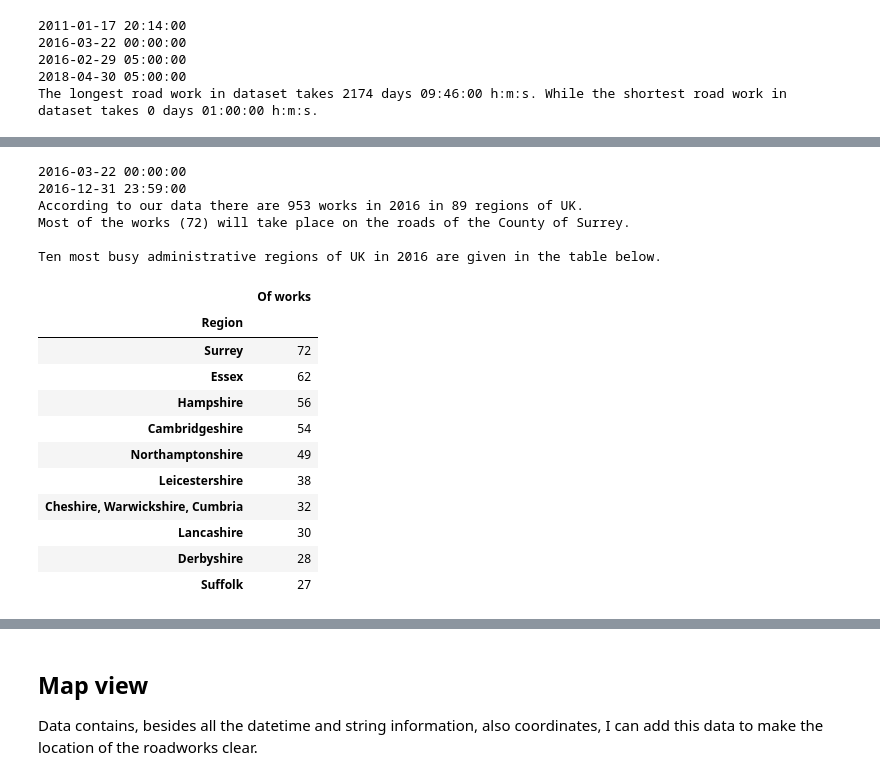
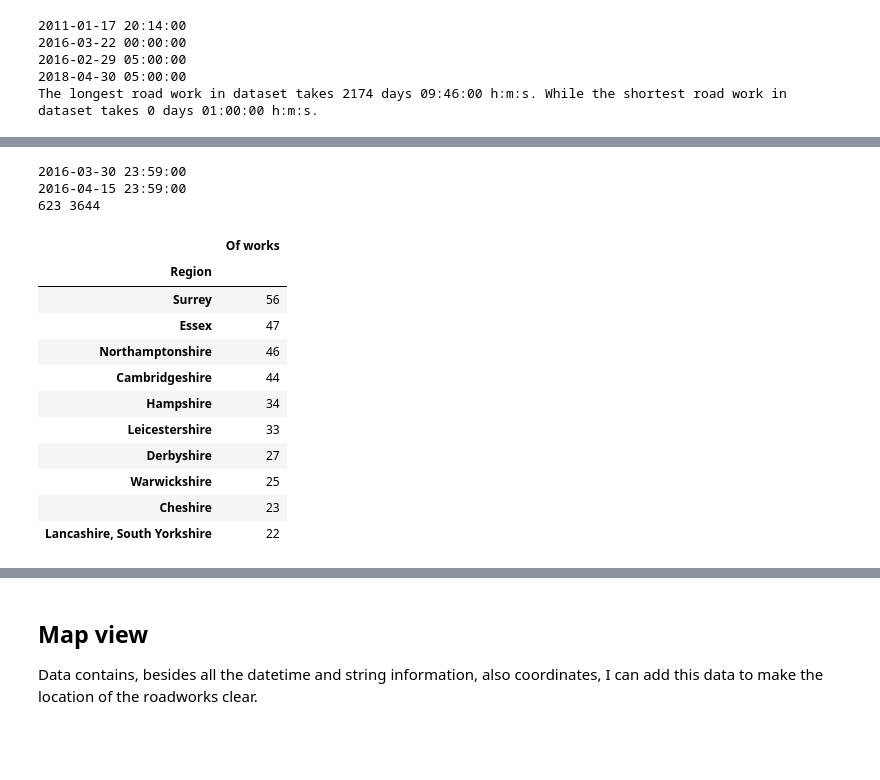
Before and after one commit to AndreyLugovskoy/roadworks_assignment, a Jupyter notebook: Road_works.ipynb, the cells around one changed output, grey strips where cells are left out. Drawn from its saved outputs; the diff is of its cells as text; code cells hidden in the pictures; blank space fills up the shorter version.

```diff
--- a/Road_works.ipynb
+++ b/Road_works.ipynb
@@ -435,18 +521,21 @@ header
 # %%
 from IPython.display import display, HTML
+from datetime import datetime
+date_min = datetime.strptime('Mar 30 2016  11:59PM', '%b %d %Y %I:%M%p')
+date_max = datetime.strptime('Apr 15 2016  11:59PM', '%b %d %Y %I:%M%p')
 
-date_min = start_max
-date_max = datetime.strptime('Dec 31 2016  11:59PM', '%b %d %Y %I:%M%p')
+# 623
 
 print(date_min)
 print(date_max)
 
-busyView = roadWorks[ ((roadWorks['start_date']<=date_min) & (roadWorks['end_date']>=date_min))
-                    | ((roadWorks['start_date']>=date_min) & (roadWorks['end_date']<=date_max))
-                    | ((roadWorks['start_date']>=date_min) & (roadWorks['start_date']<=date_max))
-                    ]
+busyView = roadWorks[((roadWorks['start_date']<=date_min) & (roadWorks['end_date']>=date_min))]
+                    #((roadWorks['start_date']<=date_min) & (roadWorks['end_date']>=date_min))]
+                    #| ((roadWorks['start_date']>=date_min) & (roadWorks['end_date']<=date_max))
+                    #| ((roadWorks['start_date']>=date_min) & (roadWorks['start_date']<=date_max))
+                    #]
 
-
+print(len(busyView),len(roadWorks))
 # convert / separated strings into ist
 la = lambda x: x.replace(' / ','/').split('/')
 auth = busyView['local_authority'].astype(str).apply(la)
@@ -455,7 +544,7 @@ auth = busyView['local_authority'].astype(str).apply(la)
 # to estimate.
 conversion_list = []
 
-city_header = ['local_authority', 'reference_number',
+city_header = ['local_authority', 'road', 'reference_number',
           'start_date', 'end_date', 'expected_delay',
           'centre_easting', 'centre_northing']
 
@@ -465,50 +554,49 @@ for i,d in busyView.reset_index()[city_header].drop(columns=['local_authority'])
 
 
 laWorks = pd.DataFrame(conversion_list, columns=city_header)
 
 # some works do not have local authorities
 uniqueRegions = list(set(laWorks['local_authority']))
 
 laWorks = laWorks.set_index(['local_authority'])
-#laWorks.groupby(laWorks.index)
+
 works_count = laWorks.index.value_counts()
 
 max_region = works_count.idxmax()
 max_works = works_count.max()
 
 
 #display(HTML(pd.DataFrame(works_count, columns = ['Region', 'Works']).to_html()))
 #works_count.idxmax()
 
 #display(HTML(works_count[0:10].to_frame(name='Number of works by region').to_html()))#.rename(columns = ['Region', 'Works'])#[0:10], columns = ['Region', 'Works'])
 works_count = works_count.reset_index().rename(columns={'local_authority':'Of works', 'index' : 'Region'})\
                          .set_index('Of works')
 
 ten_most_loaded = works_count\
                 .groupby(works_count.index)\
                 .agg(lambda x: ', '.join(str(i) for i in x)).iloc[::-1]\
                 .reset_index().set_index('Region')
 
-print('According to our data there are {0} works in 2016 in {1} regions of UK.'.format(len(busyView), len(uniqueRegions)-1))
-print('Most of the works ({0}) will take place on the roads of the County of {1}.\n'.format(max_works,max_region))
-print('Ten most busy administrative regions of UK in 2016 are given in the table below.')
+#print('According to our data there are {0} works in 2016 in {1} regions of UK.'.format(len(busyView), len(uniqueRegions)-1))
+#print('Most of the works ({0}) will take place on the roads of the County of {1}.\n'.format(max_works,max_region))
+#print('Ten most busy administrative regions of UK in 2016 are given in the table below.')
 display(HTML((ten_most_loaded[0:10]).to_html()))#
+
+#laWorks
 # %% [output]
-2016-03-22 00:00:00
-2016-12-31 23:59:00
-According to our data there are 953 works in 2016 in 89 regions of UK.
-Most of the works (72) will take place on the roads of the County of Surrey.
-
-Ten most busy administrative regions of UK in 2016 are given in the table below.
+2016-03-30 23:59:00
+2016-04-15 23:59:00
+623 3644
 |  | Of works |
 | Region |  |
-| Surrey | 72 |
-| Essex | 62 |
-| Hampshire | 56 |
-| Cambridgeshire | 54 |
-| Northamptonshire | 49 |
-| Leicestershire | 38 |
-| Cheshire, Warwickshire, Cumbria | 32 |
-| Lancashire | 30 |
-| Derbyshire | 28 |
-| Suffolk | 27 |
+| Surrey | 56 |
+| Essex | 47 |
+| Northamptonshire | 46 |
+| Cambridgeshire | 44 |
+| Hampshire | 34 |
+| Leicestershire | 33 |
+| Derbyshire | 27 |
+| Warwickshire | 25 |
+| Cheshire | 23 |
+| Lancashire, South Yorkshire | 22 |
```
Also changed, not shown: parts of 15 cells of this notebook.
